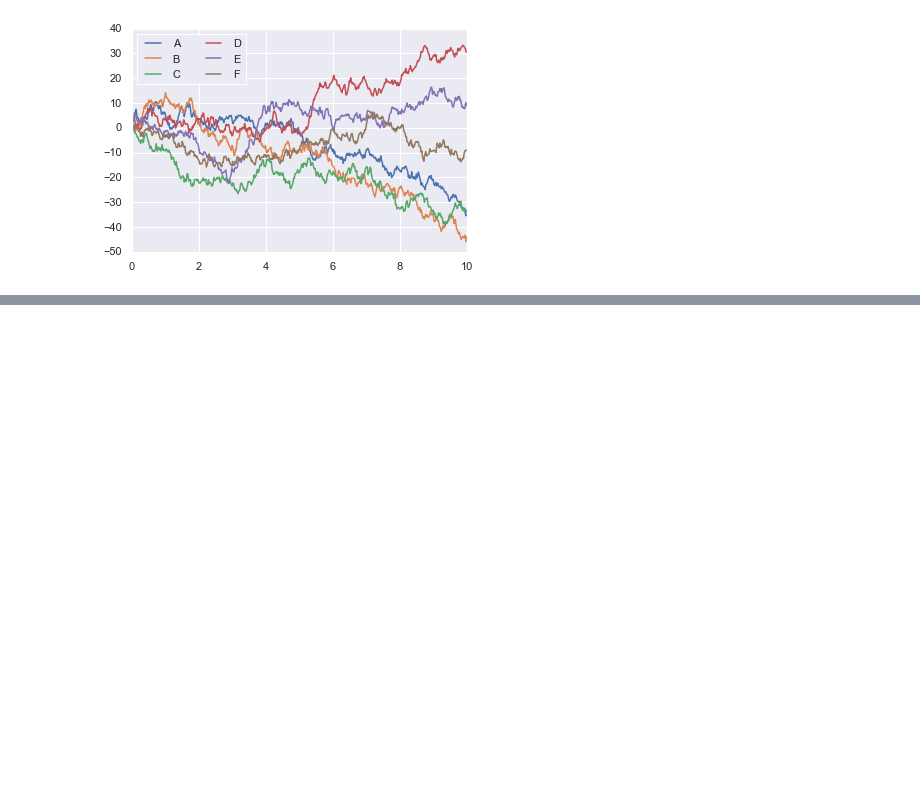
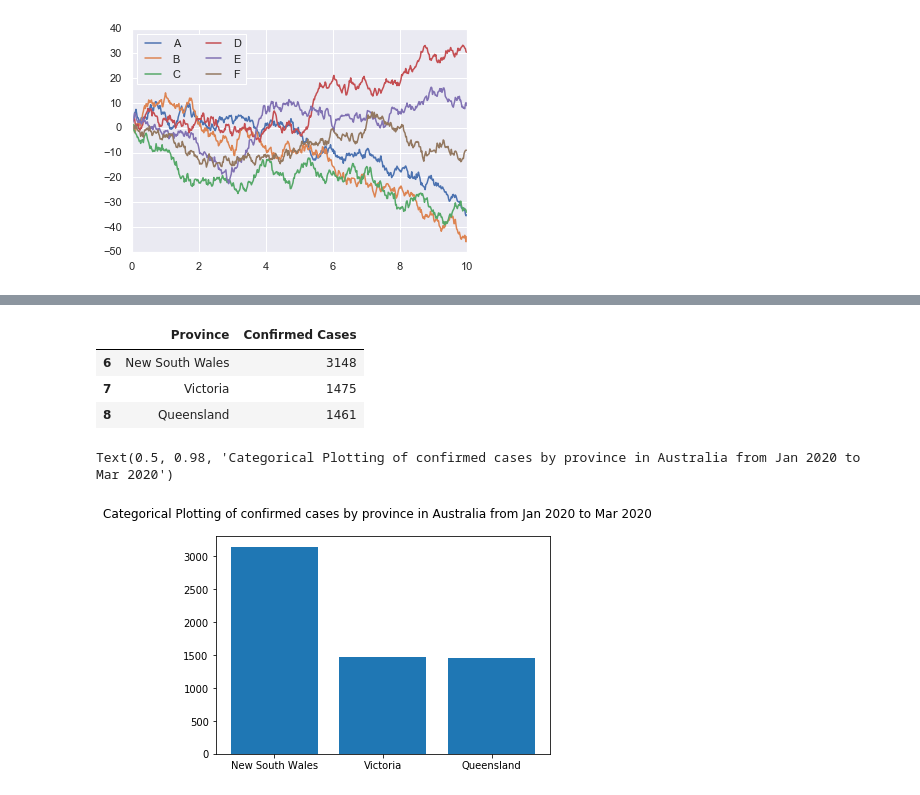
Before and after one commit to suvgit/DAV2020, a Jupyter notebook: Visualising Data.ipynb, the cells around one changed output, grey strips where cells are left out. Drawn from its saved outputs; the diff is of its cells as text; code cells hidden in the pictures; blank space fills up the shorter version.

```diff
--- a/Visualising Data.ipynb
+++ b/Visualising Data.ipynb
@@ -299,0 +302,6 @@ plt.legend('ABCDEF', ncol=2, loc='upper left');
+# %%
+import csv
+import pandas as pd
+# Time series COVID data
+tsData = pd.read_csv('time_series_19-covid-Confirmed_archived_0325.csv')
+tsData
@@ -299,0 +327,28 @@ plt.legend('ABCDEF', ncol=2, loc='upper left');
+# %%
+import matplotlib.pyplot as plt
+
+#select confirmed cases from columns 4 to 65 for all rows
+yData = tsData.iloc[:,4:65]
+
+# select province column for x
+xData = tsData.iloc[:,0]
+
+# Get the sum of Y values into one column
+yData = yData.sum(axis=1)
+
+Data = pd.concat([xData, yData], axis=1, ignore_index=True)
+Data.columns = ['Province', 'Confirmed Cases']
+
+Data[6:9]
+# %% [output]
+|  | Province | Confirmed Cases |
+| 6 | New South Wales | 3148 |
+| 7 | Victoria | 1475 |
+| 8 | Queensland | 1461 |
+# %%
+# Plot the confirmed cases of Australia in using bar plots
+plt.bar(Data.iloc[6:9,0], Data.iloc[6:9,1])
+plt.suptitle('Categorical Plotting of confirmed cases by province in Australia from Jan 2020 to Mar 2020')
+# %% [output]
+Text(0.5, 0.98, 'Categorical Plotting of confirmed cases by province in Australia from Jan 2020 to Mar 2020')
+[figure, added]
```
Also changed, not shown: parts of 3 cells of this notebook.
